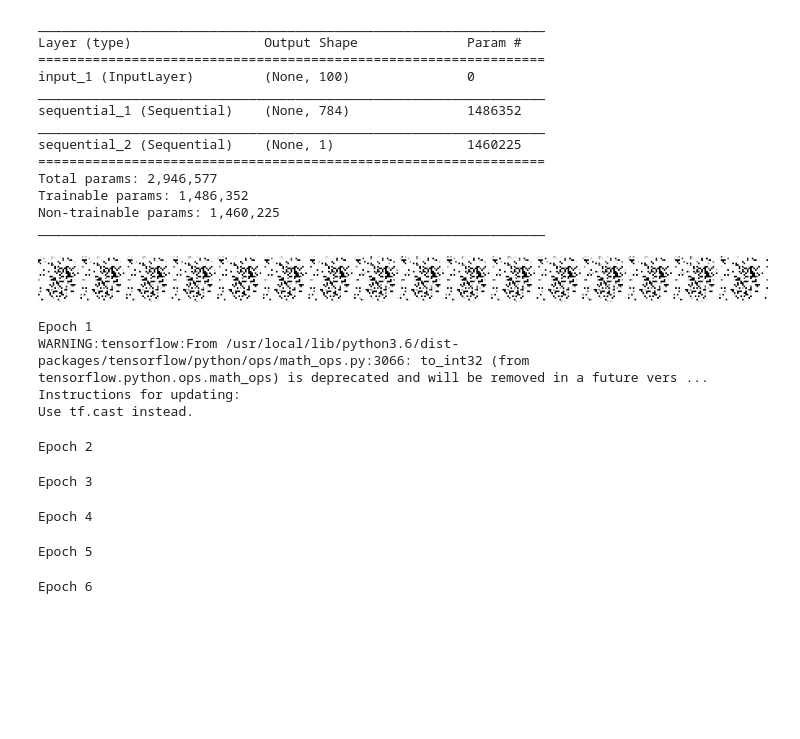
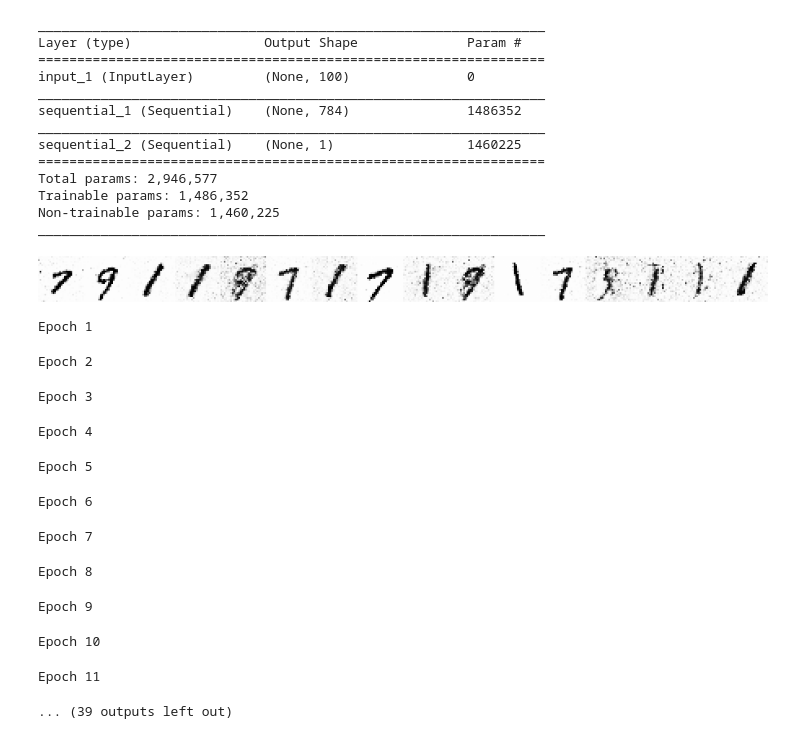
Before and after one commit to jchen8000/MachineLearning, a Jupyter notebook: Generative Adversarial Network/generative_adversarial_network.ipynb, the cells around one changed output. Drawn from its saved outputs; the diff is of its cells as text; code cells hidden in the pictures; blank space fills up the shorter version.

```diff
--- a/Generative Adversarial Network/generative_adversarial_network.ipynb
+++ b/Generative Adversarial Network/generative_adversarial_network.ipynb
@@ -25,7 +25,6 @@ def load_data():
     # convert shape of x_train from (60000, 28, 28) to (60000, 784)
     # 784 columns per row
     x_train = x_train.reshape(60000, 784)
-    x_train = x_train[0:100,:]
     return (x_train, y_train, x_test, y_test)
 (X_train, y_train,X_test, y_test)=load_data()
 print(X_train.shape)
@@ -228,7 +227,8 @@ def training(epochs=1, batch_size=128):
             generated_images = generator.predict(noise)
 
             # Get a random set of  real images
-            image_batch =X_train[np.random.randint(low=0,high=X_train.shape[0],size=batch_size)]
+            #image_batch =X_train[np.random.randint(low=0,high=X_train.shape[0],size=batch_size)]
+            image_batch =X_train[0:batch_size,:]
 
             #Construct different batches of  real and fake data
             X= np.concatenate([image_batch, generated_images])
@@ -257,16 +257,19 @@ def training(epochs=1, batch_size=128):
         if e == 1 or e % 2 == 0:
             #plot_generated_images(e, generator)
             plot_output( e, generator, out=display_output )
-# %%
-training(6,10)
-# %% [output]
-[figure, removed]
-Epoch 1
-WARNING:tensorflow:From /usr/local/lib/python3.6/dist-packages/tensorflow/python/ops/math_ops.py:3066: to_int32 (from tensorflow.python.ops.math_ops) is deprecated and will be removed in a future vers ...
-Instructions for updating:
-Use tf.cast instead.
-Epoch 2
-Epoch 3
-Epoch 4
-Epoch 5
-Epoch 6
+# %%
+training(50,128)
+# %% [output]
+[figure, added]
+Epoch 1
+Epoch 2
+Epoch 3
+Epoch 4
+Epoch 5
+Epoch 6
+Epoch 7
+Epoch 8
+Epoch 9
+Epoch 10
+Epoch 11
+... (39 outputs left out)
```
Also changed, not shown: parts of 1 cell of this notebook.
